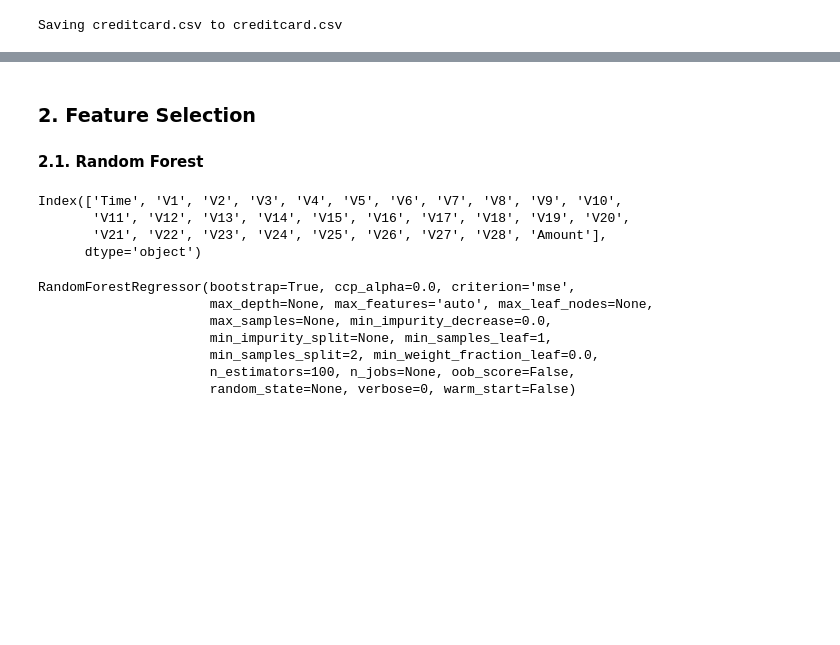
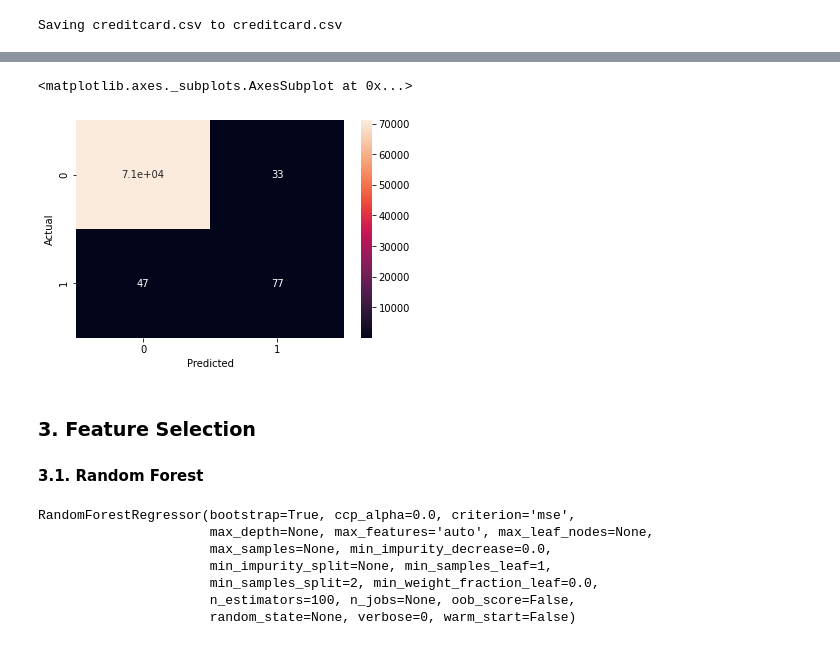
Before and after one commit to jiin-son/credit_card_fraud_detection, a Jupyter notebook: Feature_Selection.ipynb, the cells around one changed output, grey strips where cells are left out. Saved outputs shown, nothing was run; the diff lists cells and outputs as text; code cells hidden in the pictures; blank space fills up the shorter version.

```diff
--- a/Feature_Selection.ipynb
+++ b/Feature_Selection.ipynb
@@ -39,0 +44,13 @@ df.head()
+# %%
+# Store column names only for input vaiables excluding target variable ('Class')
+cols = [col for col in df.columns if col != 'Class']
+
+# Split the dataset
+X = df[cols]
+y = df['Class']
+X_train, X_test, y_train, y_test = train_test_split(X, y, test_size=0.25, random_state=12)
+
+# run logistic regression using all the variables
+log_reg= LogisticRegression()
+log_reg.fit(X_train,y_train)
+y_pred=log_reg.predict(X_test)
@@ -40,17 +65,12 @@ df.head()
+# %%
+confusion_matrix = pd.crosstab(y_test, y_pred, rownames=['Actual'], colnames=['Predicted'])
+sns.heatmap(confusion_matrix, annot=True)
+# %% [output]
+<matplotlib.axes._subplots.AxesSubplot at 0x...>
+[figure, added]
 # %% [markdown]
-### 2. Feature Selection
-#### 2.1. Random Forest
+### 3. Feature Selection
+#### 3.1. Random Forest
-# %%
-df.columns
-cols = [col for col in df.columns if col != 'Class']
-
-X = df[cols]
-print(X.columns)
-# %% [output]
-Index(['Time', 'V1', 'V2', 'V3', 'V4', 'V5', 'V6', 'V7', 'V8', 'V9', 'V10',
-       'V11', 'V12', 'V13', 'V14', 'V15', 'V16', 'V17', 'V18', 'V19', 'V20',
-       'V21', 'V22', 'V23', 'V24', 'V25', 'V26', 'V27', 'V28', 'Amount'],
-      dtype='object')
 # %%
 # Store column names only for input vaiables excluding target variable ('Class')
 cols = [col for col in df.columns if col != 'Class']
```
Also changed, not shown: parts of 6 cells of this notebook.
